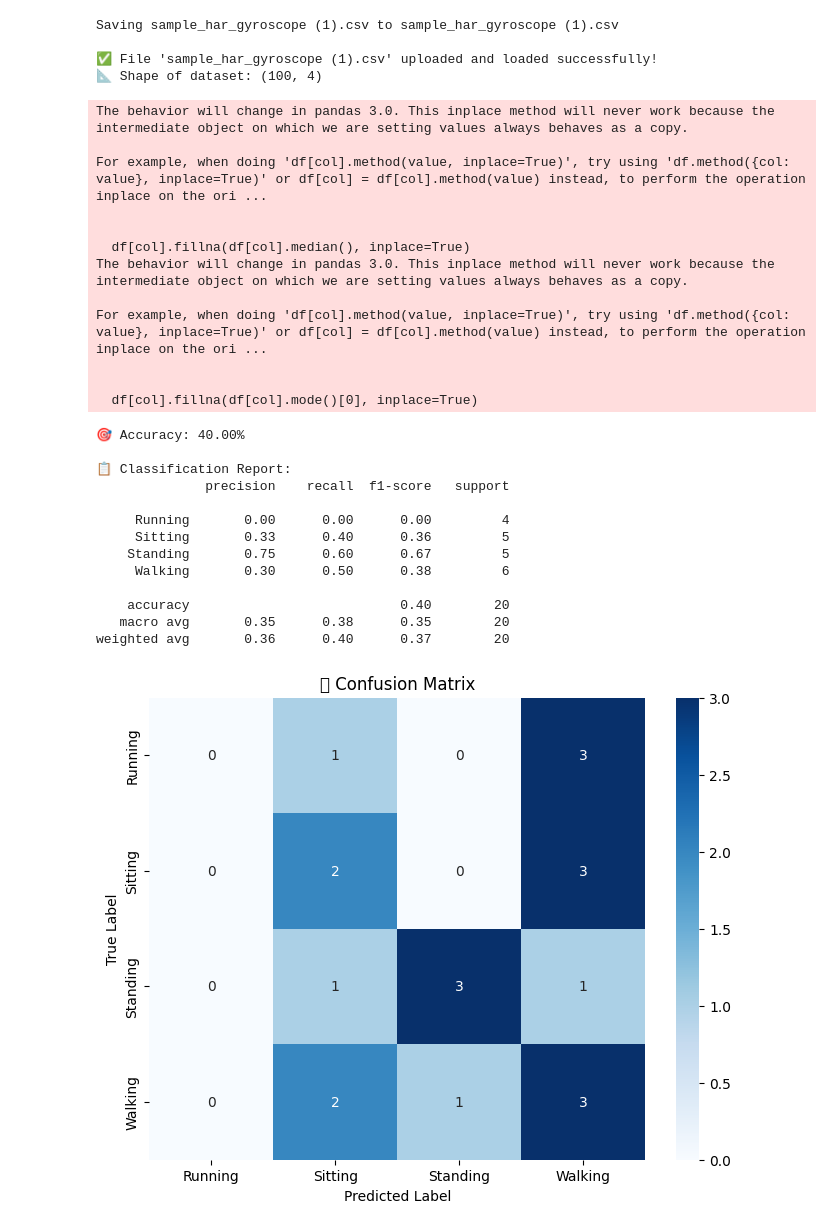
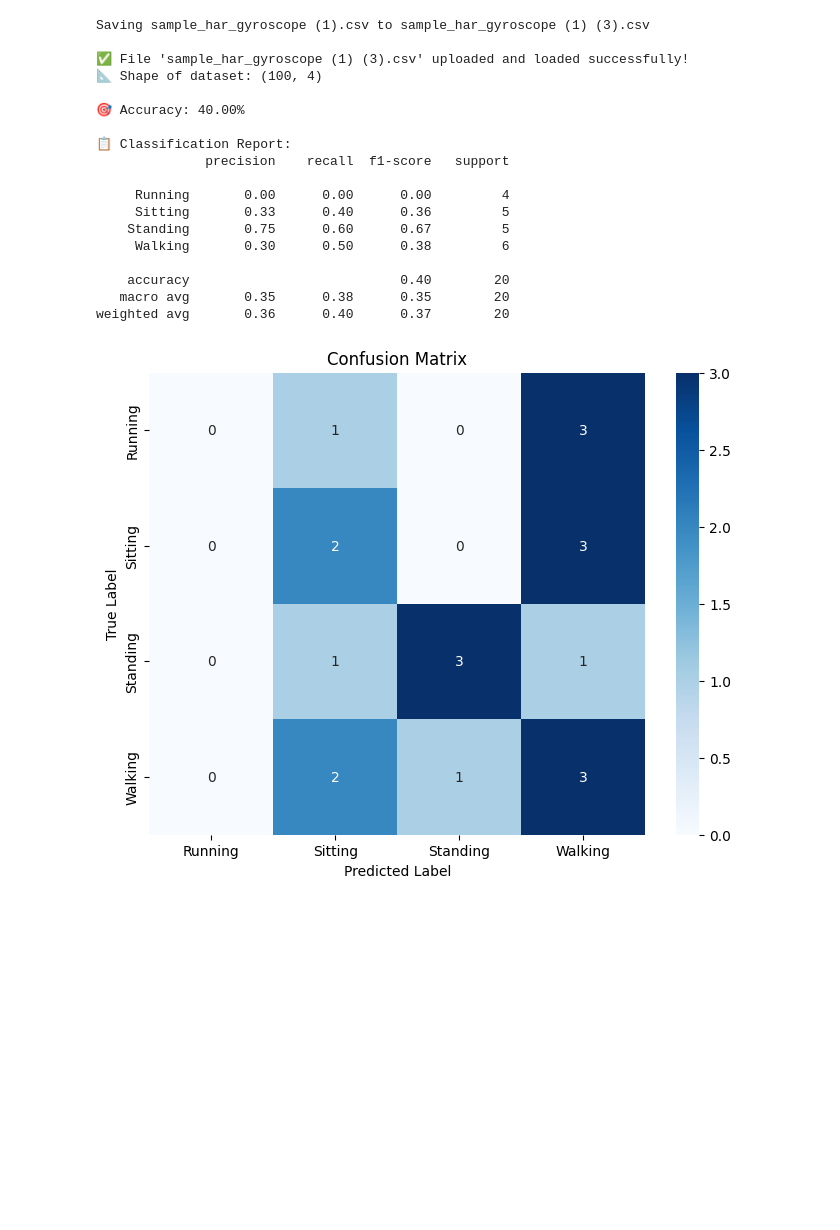
Before and after one commit to likhith-t-25/human-activity-recognition, a Jupyter notebook: project.ipynb, the cells around one changed output. Cells and saved outputs as stored; diff of their text form; code cells hidden in the pictures; blank space fills up the shorter version.

```diff
--- a/project.ipynb
+++ b/project.ipynb
@@ -10,6 +10,11 @@ from sklearn.metrics import classification_report, confusion_matrix, accuracy_sc
 from google.colab import files
 import matplotlib.pyplot as plt
 import seaborn as sns
+import warnings
+from sklearn.exceptions import UndefinedMetricWarning
+
+# Suppress metric warnings for zero division
+warnings.filterwarnings("ignore", category=UndefinedMetricWarning)
 
 print("Please upload your sensor data CSV file")
 uploaded = files.upload()
@@ -38,12 +43,12 @@ if activity_column is None:
     print("❌ Error: 'Activity' or similar column not found.")
     raise SystemExit
 
-# Fill missing data
+# Fill missing data (fixed warning)
 for col in df.columns:
     if pd.api.types.is_numeric_dtype(df[col]):
-        df[col].fillna(df[col].median(), inplace=True)
+        df[col] = df[col].fillna(df[col].median())
     else:
-        df[col].fillna(df[col].mode()[0], inplace=True)
+        df[col] = df[col].fillna(df[col].mode()[0])
 
 # Prepare features and labels
 X = df.drop(activity_column, axis=1)
@@ -70,63 +75,52 @@ X_train, X_test, y_train, y_test = train_test_split(
 # Train classifier
 model = RandomForestClassifier(n_estimators=100, random_state=42)
 model.fit(X_train, y_train)
 y_pred = model.predict(X_test)
 
 # Evaluation
 accuracy = accuracy_score(y_test, y_pred)
 print(f"\n🎯 Accuracy: {accuracy * 100:.2f}%")
 print("\n📋 Classification Report:")
-print(classification_report(y_test, y_pred, target_names=label_encoder.classes_))
+print(classification_report(y_test, y_pred, target_names=label_encoder.classes_, zero_division=0))
 
-# Confusion matrix
+# Confusion matrix plot
 cm = confusion_matrix(y_test, y_pred)
 plt.figure(figsize=(8, 6))
 sns.heatmap(cm, annot=True, fmt="d", cmap="Blues",
             xticklabels=label_encoder.classes_, yticklabels=label_encoder.classes_)
-plt.title("📊 Confusion Matrix")
+plt.title("Confusion Matrix")
 plt.xlabel("Predicted Label")
 plt.ylabel("True Label")
 plt.show()
 
-# Feature importance
+# Feature importance plot
 feature_importances = model.feature_importances_
 feature_importance_df = pd.DataFrame({'Feature': X.columns, 'Importance': feature_importances})
 feature_importance_df = feature_importance_df.sort_values(by='Importance', ascending=False)
 
 plt.figure(figsize=(10, 6))
 sns.barplot(x='Importance', y='Feature', data=feature_importance_df)
-plt.title("🔍 Feature Importance")
+plt.title("Feature Importance")
 plt.show()
 # %% [output]
 Please upload your sensor data CSV file
 [interactive output not drawn]
-Saving sample_har_gyroscope (1).csv to sample_har_gyroscope (1).csv
+Saving sample_har_gyroscope (1).csv to sample_har_gyroscope (1) (3).csv
 
-✅ File 'sample_har_gyroscope (1).csv' uploaded and loaded successfully!
+✅ File 'sample_har_gyroscope (1) (3).csv' uploaded and loaded successfully!
 📐 Shape of dataset: (100, 4)
+
+🎯 Accuracy: 40.00%
+
+📋 Classification Report:
+              precision    recall  f1-score   support
+
+     Running       0.00      0.00      0.00         4
+     Sitting       0.33      0.40      0.36         5
+    Standing       0.75      0.60      0.67         5
+     Walking       0.30      0.50      0.38         6
+
+    accuracy                           0.40        20
+   macro avg       0.35      0.38      0.35        20
+weighted avg       0.36      0.40      0.37        20
-The behavior will change in pandas 3.0. This inplace method will never work because the intermediate object on which we are setting values always behaves as a copy.
-
-For example, when doing 'df[col].method(value, inplace=True)', try using 'df.method({col: value}, inplace=True)' or df[col] = df[col].method(value) instead, to perform the operation inplace on the ori ...
-
-
-  df[col].fillna(df[col].median(), inplace=True)
-The behavior will change in pandas 3.0. This inplace method will never work because the intermediate object on which we are setting values always behaves as a copy.
-
-For example, when doing 'df[col].method(value, inplace=True)', try using 'df.method({col: value}, inplace=True)' or df[col] = df[col].method(value) instead, to perform the operation inplace on the ori ...
-
-
-  df[col].fillna(df[col].mode()[0], inplace=True)
-🎯 Accuracy: 40.00%
-
-📋 Classification Report:
-              precision    recall  f1-score   support
-
-     Running       0.00      0.00      0.00         4
-     Sitting       0.33      0.40      0.36         5
-    Standing       0.75      0.60      0.67         5
-     Walking       0.30      0.50      0.38         6
-
-    accuracy                           0.40        20
-   macro avg       0.35      0.38      0.35        20
-weighted avg       0.36      0.40      0.37        20
-[figure, old version]
+[figure, new version]
```
Also changed, not shown: parts of 1 cell of this notebook.
